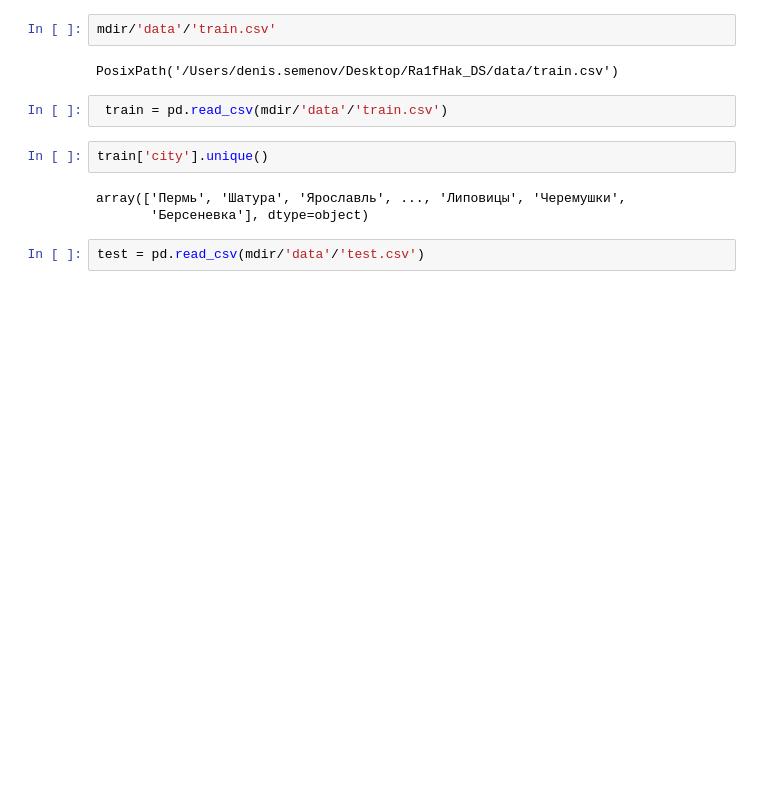
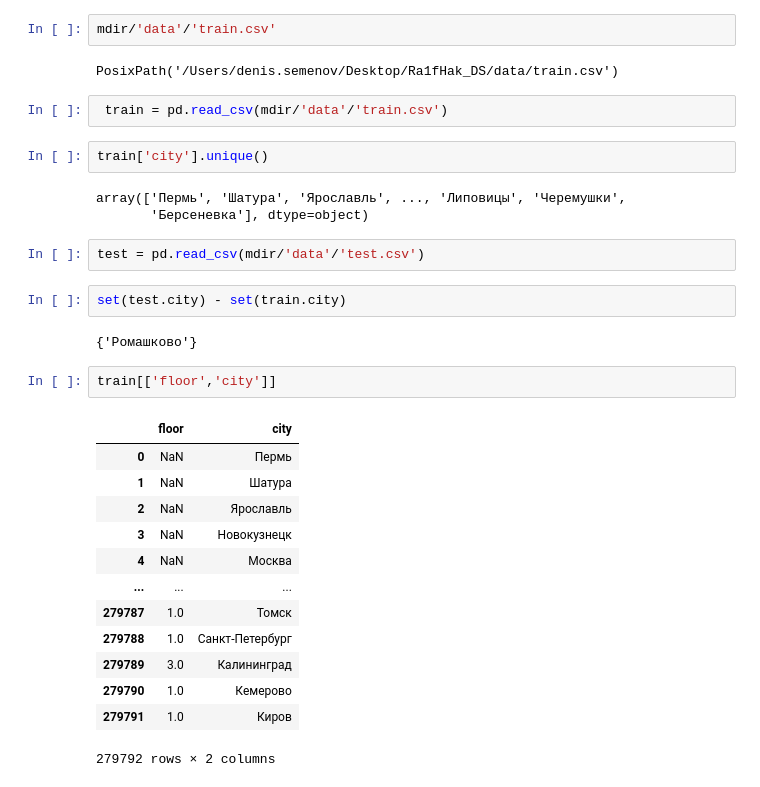
Before and after one commit to semenovdv/Ra1fHak_DS, a Jupyter notebook: notebooks/EDA.ipynb, the cells around one changed output. Cells and saved outputs as stored; diff of their text form; blank space fills up the shorter version.

```diff
--- a/notebooks/EDA.ipynb
+++ b/notebooks/EDA.ipynb
@@ -20,3 +25,23 @@ array(['Пермь', 'Шатура', 'Ярославль', ..., 'Липовиц
        'Берсеневка'], dtype=object)
 # %%
 test = pd.read_csv(mdir/'data'/'test.csv')
+# %%
+set(test.city) - set(train.city)
+# %% [output]
+{'Ромашково'}
+# %%
+train[['floor','city']]
+# %% [output]
+|  | floor | city |
+| 0 | NaN | Пермь |
+| 1 | NaN | Шатура |
+| 2 | NaN | Ярославль |
+| 3 | NaN | Новокузнецк |
+| 4 | NaN | Москва |
+| ... | ... | ... |
+| 279787 | 1.0 | Томск |
+| 279788 | 1.0 | Санкт-Петербург |
+| 279789 | 3.0 | Калининград |
+| 279790 | 1.0 | Кемерово |
+| 279791 | 1.0 | Киров |
+279792 rows × 2 columns
```
Also changed, not shown: parts of 12 cells of this notebook, 2 other files.
